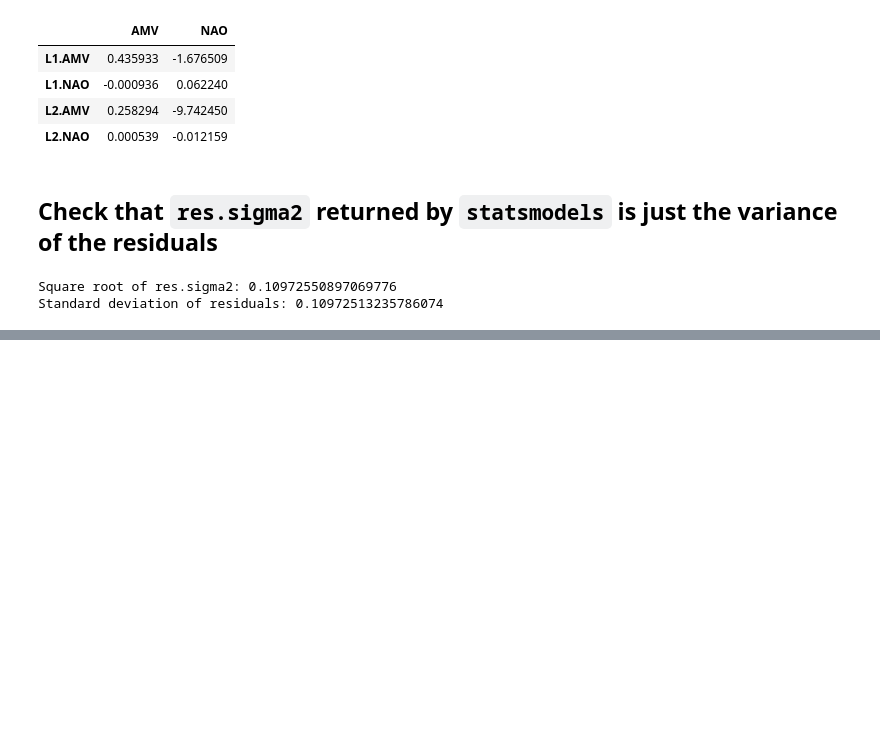
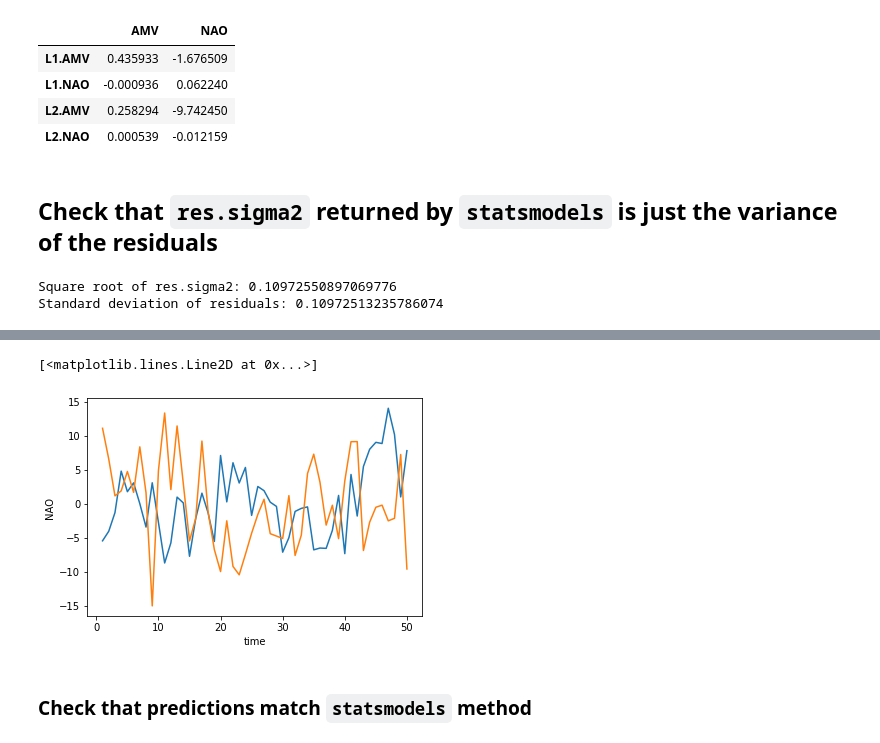
Before and after one commit to dougiesquire/Squire_2022_correlation, a Jupyter notebook: notebooks/exploratory/try_VAR.ipynb, the cells around one changed output, grey strips where cells are left out. Drawn from its saved outputs; the diff is of its cells as text; code cells hidden in the pictures; blank space fills up the shorter version.

```diff
--- a/notebooks/exploratory/try_VAR.ipynb
+++ b/notebooks/exploratory/try_VAR.ipynb
@@ -667,0 +467,8 @@ order = 2
+# %%
+(40 * b["AMV"]).plot()
+b["NAO"].plot()
+# %% [output]
+[<matplotlib.lines.Line2D at 0x...>]
+[figure, added]
+# %% [markdown]
+### Check that predictions match `statsmodels` method
```
Also changed, not shown: parts of 35 cells of this notebook, 1 other file.
